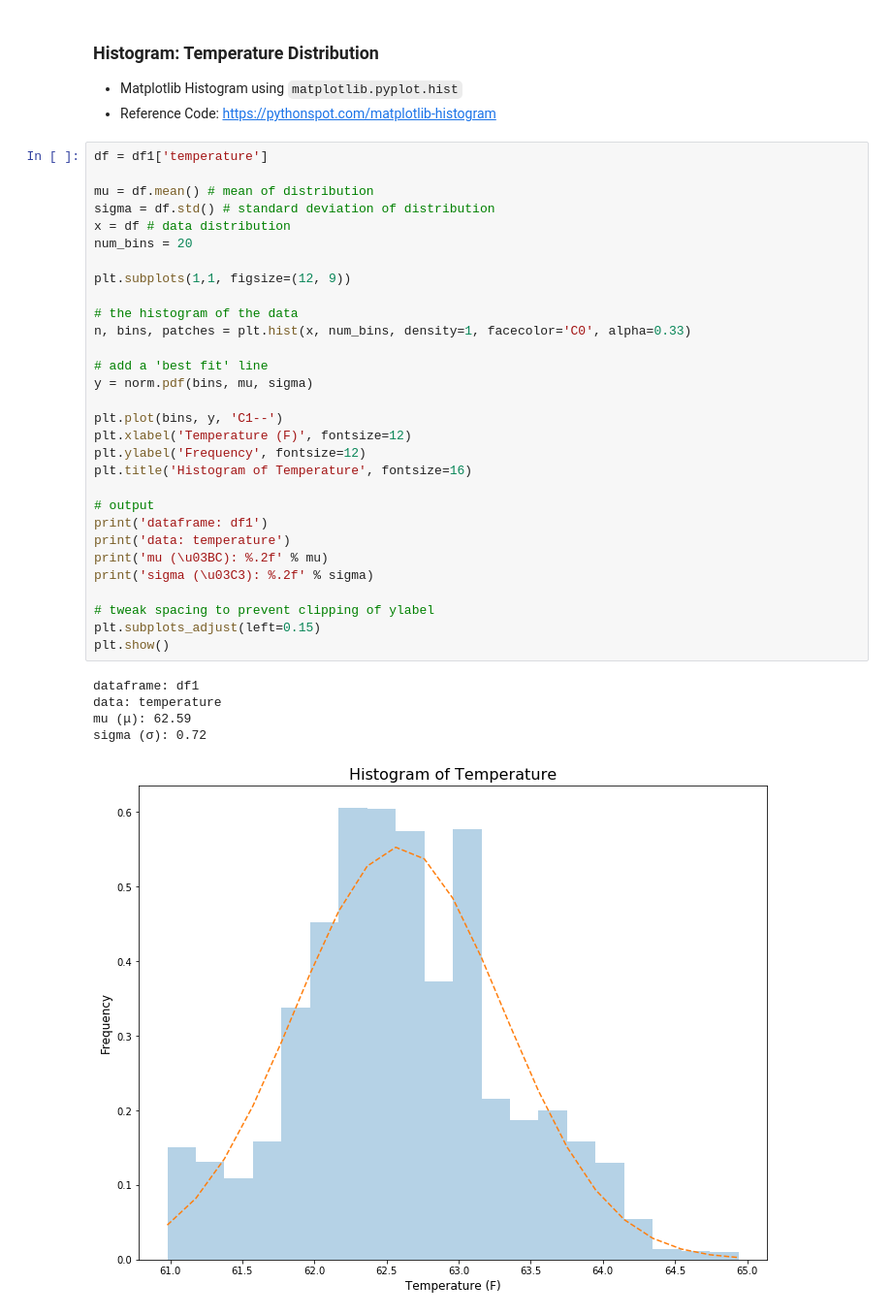
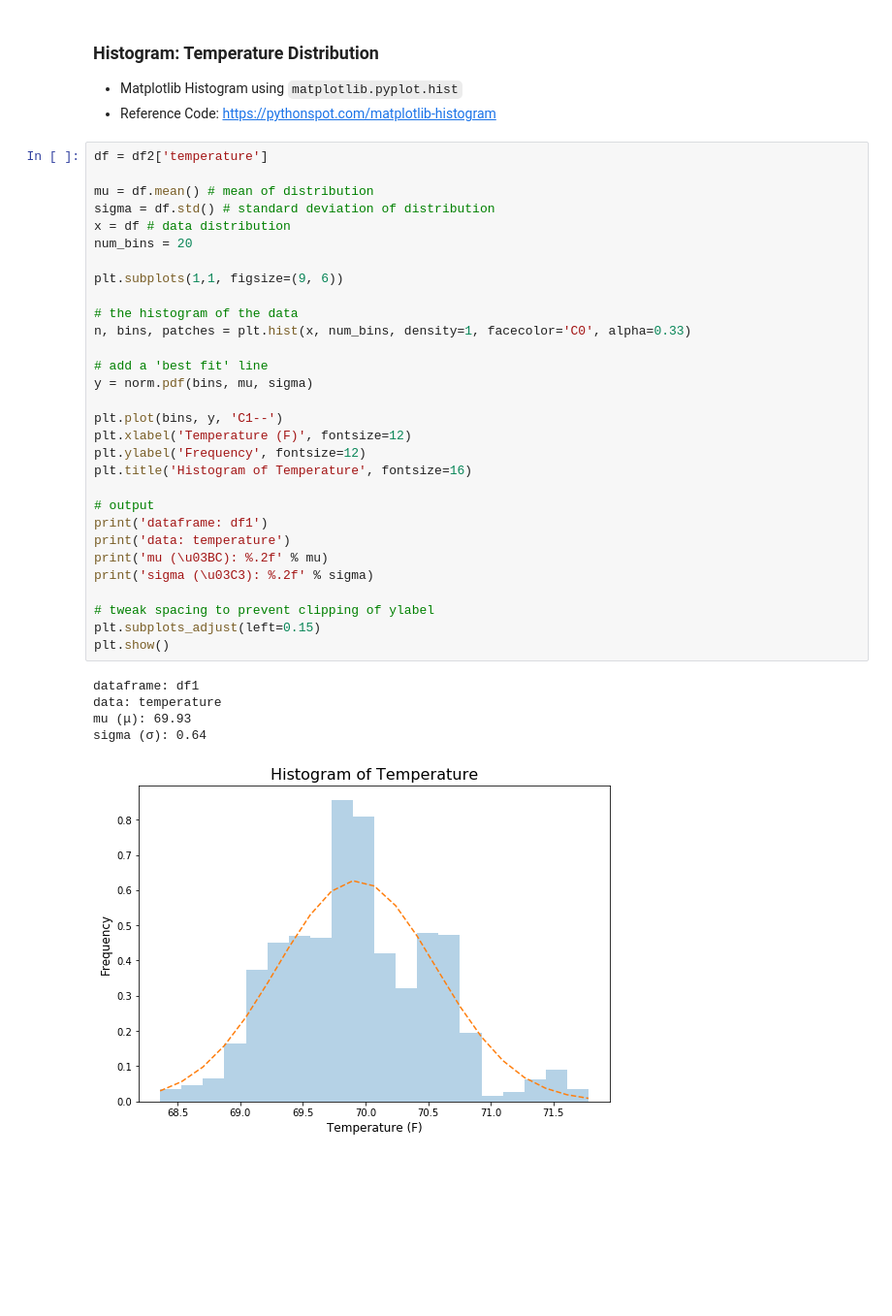
Before and after one commit to garystafford/iot-protobuf-demo, a Jupyter notebook: notebooks/iot_sensor_data.ipynb, the cells around one changed output. Shown: that part at 97% size. Saved outputs shown, nothing was run; the diff lists cells and outputs as text; blank space fills up the shorter version.

```diff
--- a/notebooks/iot_sensor_data.ipynb
+++ b/notebooks/iot_sensor_data.ipynb
@@ -501,38 +503,38 @@ plt.show()
 * Matplotlib Histogram using `matplotlib.pyplot.hist`
 * Reference Code: https://pythonspot.com/matplotlib-histogram
 # %%
-df = df1['temperature']
+df = df2['temperature']
 
 mu = df.mean() # mean of distribution
 sigma = df.std() # standard deviation of distribution
 x = df # data distribution
 num_bins = 20
 
-plt.subplots(1,1, figsize=(12, 9))
+plt.subplots(1,1, figsize=(9, 6))
 
 # the histogram of the data
 n, bins, patches = plt.hist(x, num_bins, density=1, facecolor='C0', alpha=0.33)
 
 # add a 'best fit' line
 y = norm.pdf(bins, mu, sigma)
 
 plt.plot(bins, y, 'C1--')
 plt.xlabel('Temperature (F)', fontsize=12)
 plt.ylabel('Frequency', fontsize=12)
 plt.title('Histogram of Temperature', fontsize=16)
 
 # output
 print('dataframe: df1')
 print('data: temperature')
 print('mu (\u03BC): %.2f' % mu)
 print('sigma (\u03C3): %.2f' % sigma)
 
 # tweak spacing to prevent clipping of ylabel
 plt.subplots_adjust(left=0.15)
 plt.show()
 # %% [output]
 dataframe: df1
 data: temperature
-mu (μ): 62.59
-sigma (σ): 0.72
+mu (μ): 69.93
+sigma (σ): 0.64
-[figure, old version]
+[figure, new version]
```
Also changed, not shown: parts of 1 cell of this notebook, 1 other file.
